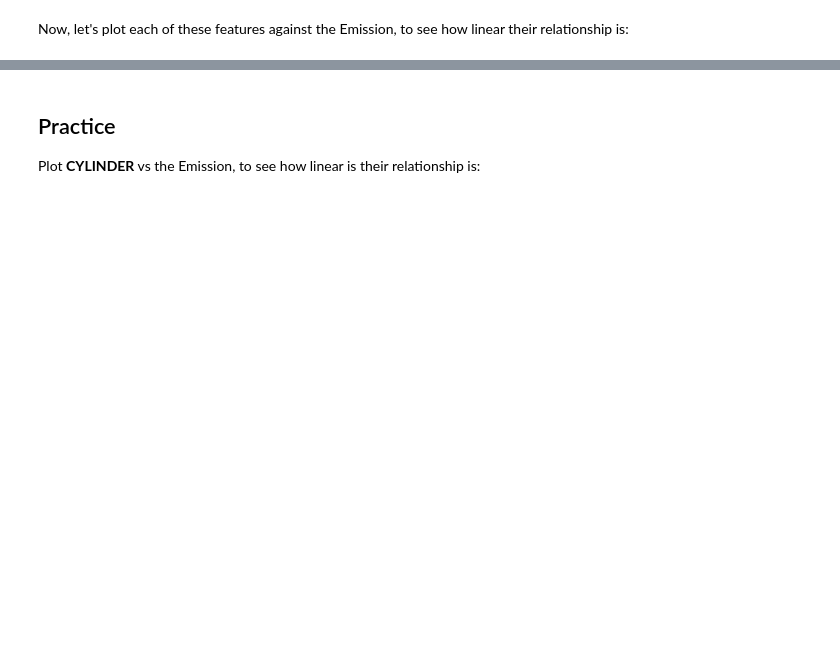
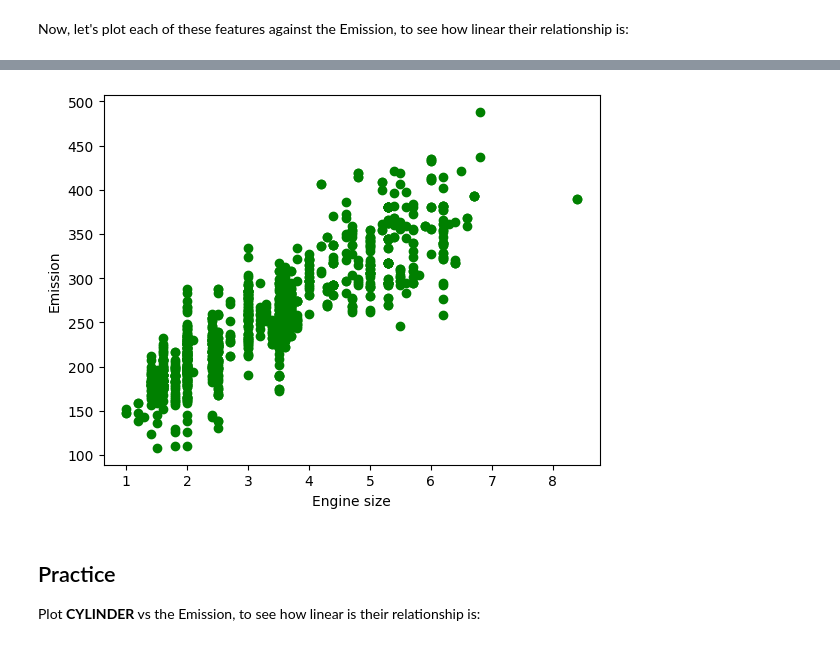
Before and after one commit to er-prateek-tripathi/Machine_Learning, a Jupyter notebook: IBM AI Engineering/Course-1-Machine Learning with Python/ML0101-Reg-Simple-Linear-Regression-Co2.ipynb, the cells around one changed output, grey strips where cells are left out. Cells and saved outputs as stored; diff of their text form; code cells hidden in the pictures; blank space fills up the shorter version.

```diff
--- a/IBM AI Engineering/Course-1-Machine Learning with Python/ML0101-Reg-Simple-Linear-Regression-Co2.ipynb
+++ b/IBM AI Engineering/Course-1-Machine Learning with Python/ML0101-Reg-Simple-Linear-Regression-Co2.ipynb
@@ -104,8 +128,10 @@ plt.show()
 # %%
-plt.scatter(cdf.ENGINESIZE, cdf.CO2EMISSIONS,  color='blue')
+plt.scatter(cdf.ENGINESIZE, cdf.CO2EMISSIONS,  color='green')
 plt.xlabel("Engine size")
 plt.ylabel("Emission")
 plt.show()
+# %% [output]
+[figure, added]
 # %% [markdown]
 ## Practice
 Plot __CYLINDER__ vs the Emission, to see how linear is their relationship is:
```
Also changed, not shown: parts of 23 cells of this notebook.
